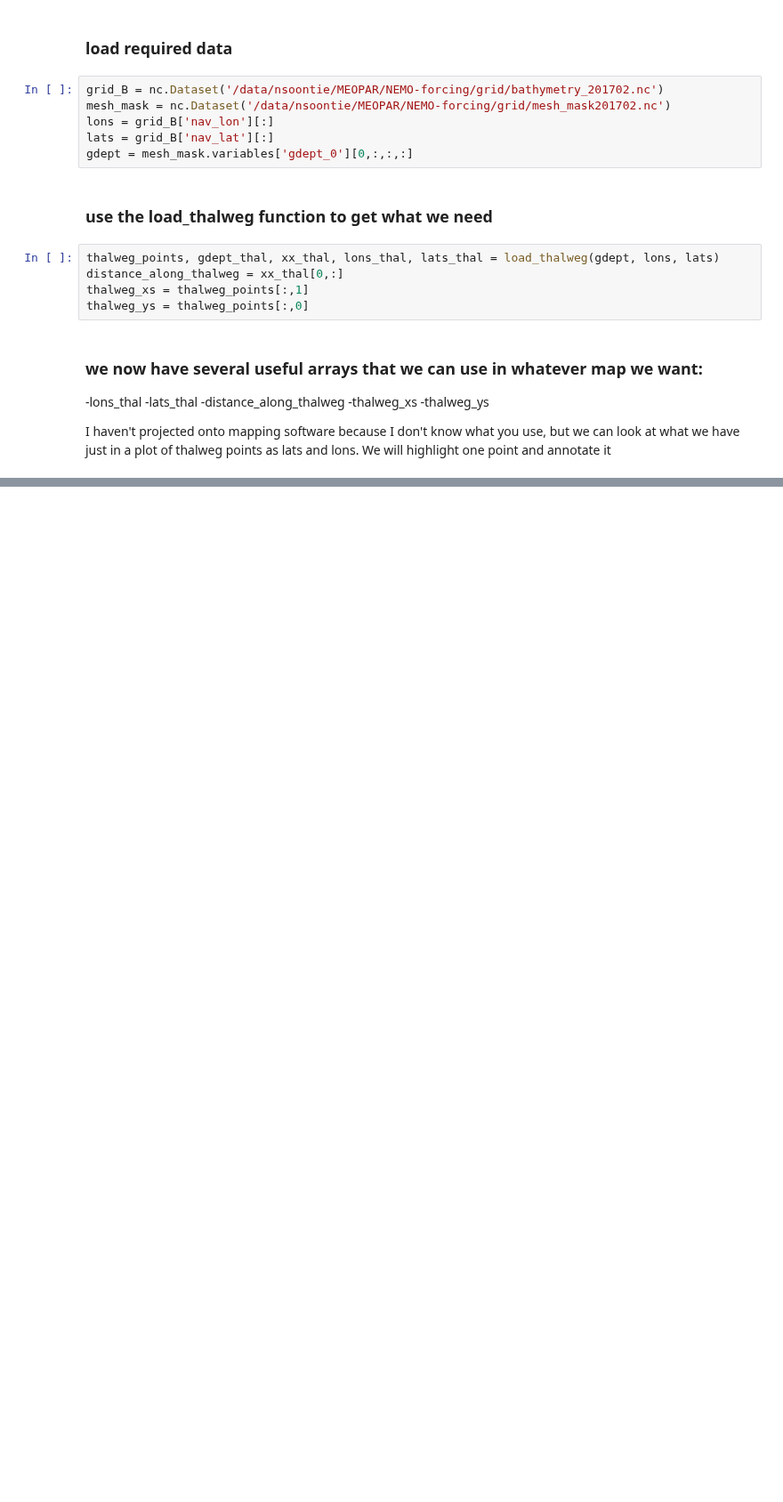
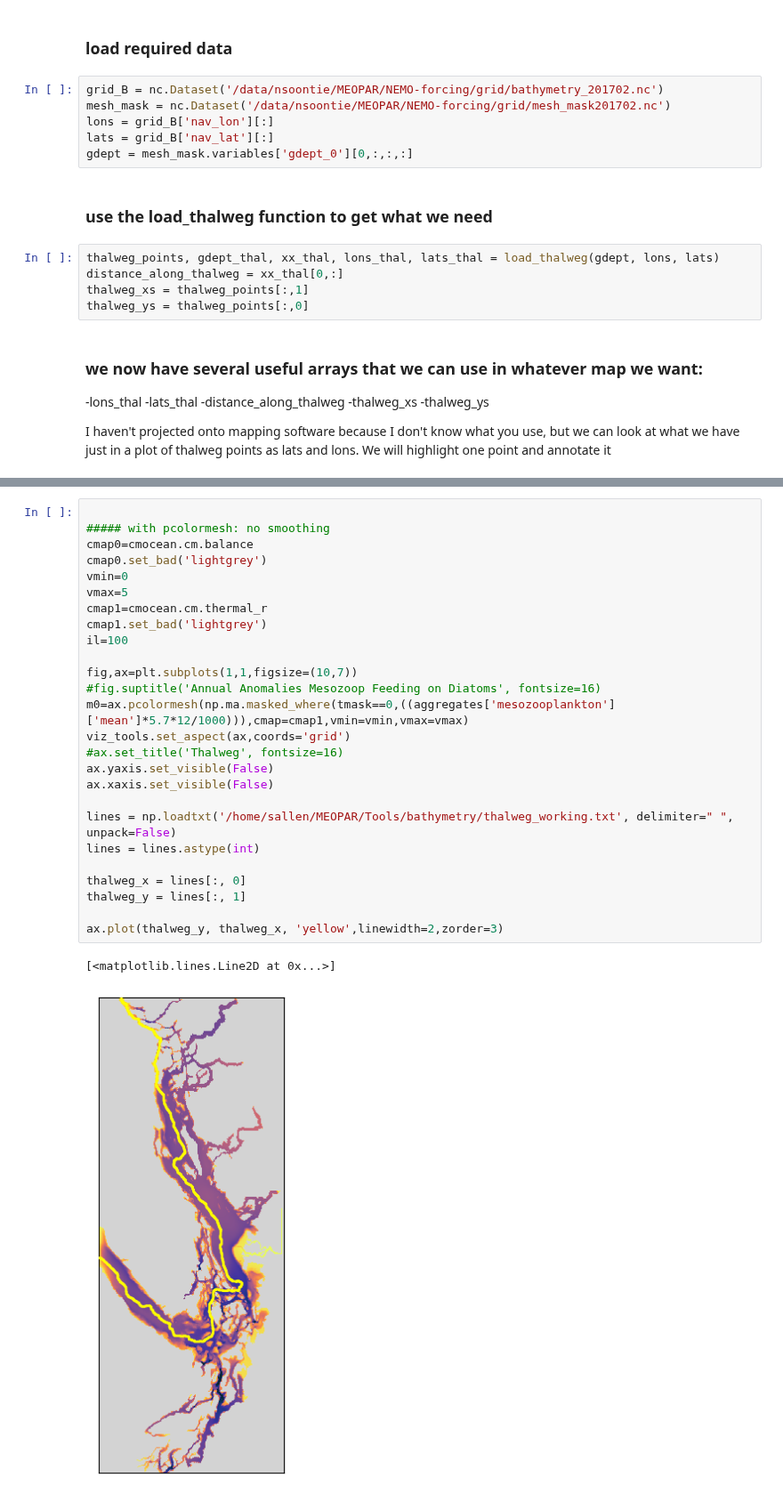
Before and after one commit to SalishSeaCast/analysis-karyn, a Jupyter notebook: notebooks/CLUSTER_UNIVERSAL/SalishSea_ThalwegMap.ipynb, the cells around one changed output, grey strips where cells are left out. Shown at 89% size. Cells and saved outputs as stored; diff of their text form; blank space fills up the shorter version.

```diff
--- a/notebooks/CLUSTER_UNIVERSAL/SalishSea_ThalwegMap.ipynb
+++ b/notebooks/CLUSTER_UNIVERSAL/SalishSea_ThalwegMap.ipynb
@@ -241,0 +257,29 @@ Text(145, 826, '650 km')
+# %%
+
+##### with pcolormesh: no smoothing
+cmap0=cmocean.cm.balance
+cmap0.set_bad('lightgrey')
+vmin=0
+vmax=5
+cmap1=cmocean.cm.thermal_r
+cmap1.set_bad('lightgrey')
+il=100
+
+fig,ax=plt.subplots(1,1,figsize=(10,7))
+#fig.suptitle('Annual Anomalies Mesozoop Feeding on Diatoms', fontsize=16)
+m0=ax.pcolormesh(np.ma.masked_where(tmask==0,((aggregates['mesozooplankton']['mean']*5.7*12/1000))),cmap=cmap1,vmin=vmin,vmax=vmax)
+viz_tools.set_aspect(ax,coords='grid')
+#ax.set_title('Thalweg', fontsize=16)
+ax.yaxis.set_visible(False)
+ax.xaxis.set_visible(False)
+
+lines = np.loadtxt('/home/sallen/MEOPAR/Tools/bathymetry/thalweg_working.txt', delimiter=" ", unpack=False)
+lines = lines.astype(int)
+
+thalweg_x = lines[:, 0]
+thalweg_y = lines[:, 1]
+
+ax.plot(thalweg_y, thalweg_x, 'yellow',linewidth=2,zorder=3)
+# %% [output]
+[<matplotlib.lines.Line2D at 0x...>]
+[figure, added]
```
Also changed, not shown: parts of 3 cells of this notebook.
